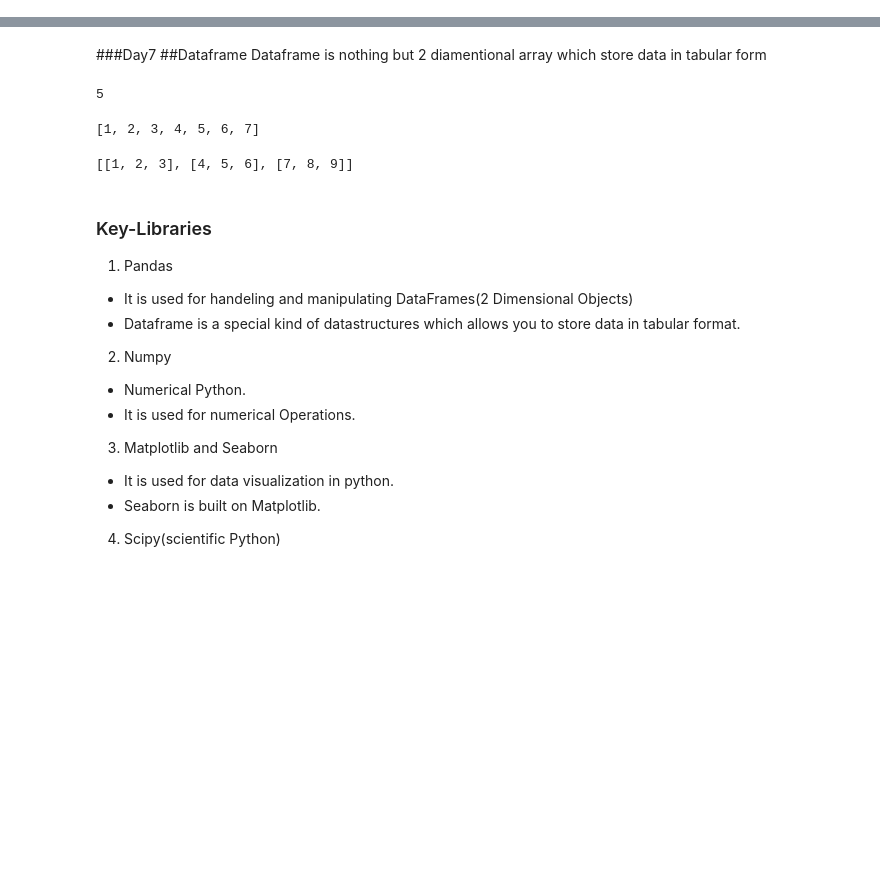
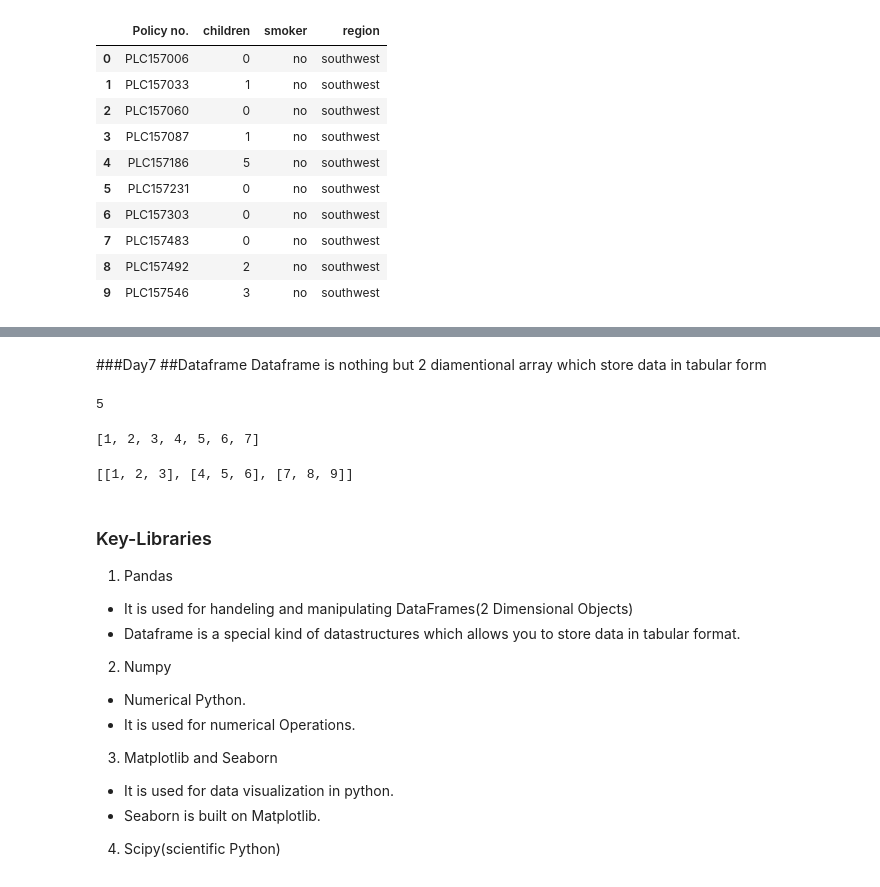
Before and after one commit to ShravanJadhav/DataScience_Practice, a Jupyter notebook: DataScience_Python.ipynb, the cells around one changed output, grey strips where cells are left out. Saved outputs shown, nothing was run; the diff lists cells and outputs as text; code cells hidden in the pictures; blank space fills up the shorter version.

```diff
--- a/DataScience_Python.ipynb
+++ b/DataScience_Python.ipynb
@@ -0,0 +59,14 @@
+# %%
+df.head(10)
+# %% [output]
+|  | Policy no. | children | smoker | region |
+| 0 | PLC157006 | 0 | no | southwest |
+| 1 | PLC157033 | 1 | no | southwest |
+| 2 | PLC157060 | 0 | no | southwest |
+| 3 | PLC157087 | 1 | no | southwest |
+| 4 | PLC157186 | 5 | no | southwest |
+| 5 | PLC157231 | 0 | no | southwest |
+| 6 | PLC157303 | 0 | no | southwest |
+| 7 | PLC157483 | 0 | no | southwest |
+| 8 | PLC157492 | 2 | no | southwest |
+| 9 | PLC157546 | 3 | no | southwest |
```
Also changed, not shown: parts of 13 cells of this notebook.
